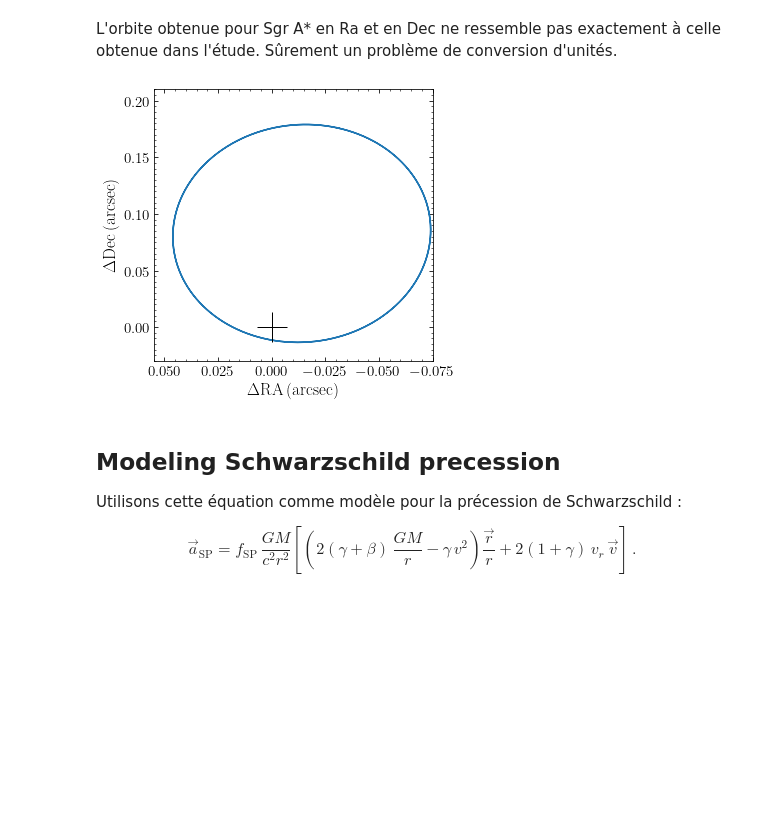
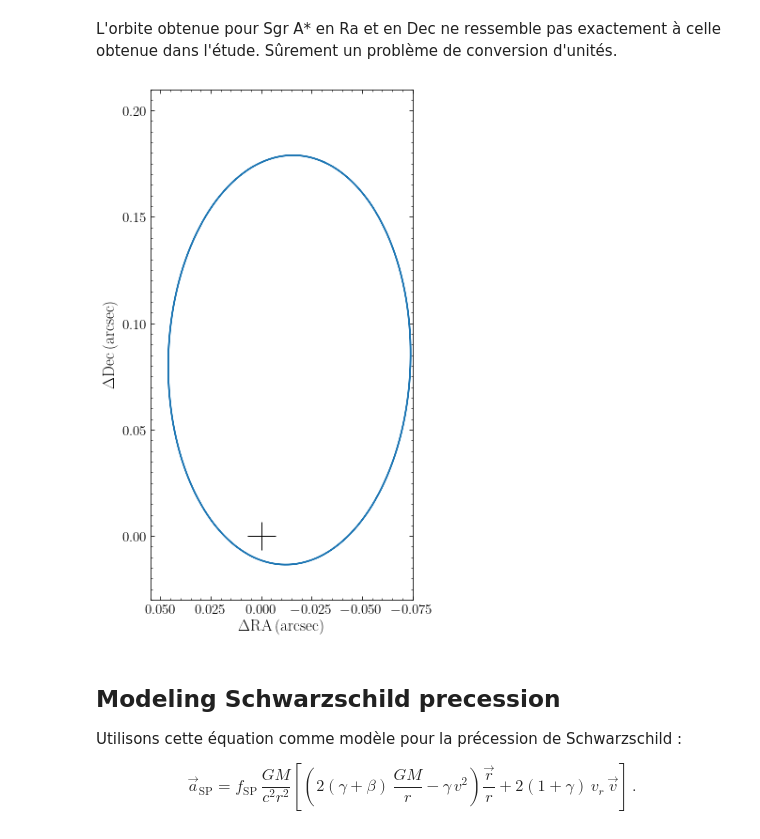
Before and after one commit to tchardonnens/schwarzschild-precession, a Jupyter notebook: precession.ipynb, the cells around one changed output. Cells and saved outputs as stored; diff of their text form; code cells hidden in the pictures; blank space fills up the shorter version.

Commit message:
Fixed animation and plot sizes

```diff
--- a/precession.ipynb
+++ b/precession.ipynb
@@ -48,8 +51,7 @@ o= Orbit([(ogc.ra()*u.deg+(pt.y*u.AU/R0).to(u.deg,equivalencies=u.dimensionless_
           (ogc.dist()*u.kpc+pt.z*u.AU).to_value(u.kpc),
           (ogc.pmra()*(u.mas/u.yr)+(pt.vy*u.AU/u.yr/R0).to(u.mas/u.yr,equivalencies=u.dimensionless_angles())).to_value(u.mas/u.yr),
           (ogc.pmdec()*(u.mas/u.yr)+(pt.vx*u.AU/u.yr/R0).to(u.mas/u.yr,equivalencies=u.dimensionless_angles())).to_value(u.mas/u.yr),
-          (ogc.vlos()*(u.km/u.s)+pt.vz*u.AU/u.yr).to_value(u.km/u.s)],
-         radec=True,ro=R0,vo=vo)
+          (ogc.vlos()*(u.km/u.s)+pt.vz*u.AU/u.yr).to_value(u.km/u.s)],radec=True,ro=R0,vo=vo)
 # %% [markdown]
 ## Intégrale de l'orbite
 
@@ -63,18 +66,19 @@ galpyWarning: Cannot use C integration because C extension not loaded (using lea
 # %% [markdown]
 L'orbite obtenue pour Sgr A* en Ra et en Dec ne ressemble pas exactement à celle obtenue dans l'étude. Sûrement un problème de conversion d'unités.
 # %%
-figsize=(5,10)
+mpl.rcParams['figure.figsize'] = (5., 10.)
 o.plot(d1='(ra-{})*{}'.format(ogc.ra(),
                               (u.deg/u.arcsec).to(u.dimensionless_unscaled,equivalencies=u.dimensionless_angles())),
        d2='(dec-{})*{}'.format(ogc.dec(),
                               (u.deg/u.arcsec).to(u.dimensionless_unscaled,equivalencies=u.dimensionless_angles())),
       xlabel=r'$\Delta \mathrm{RA}\,(\mathrm{arcsec})$',
       ylabel=r'$\Delta \mathrm{Dec}\,(\mathrm{arcsec})$')
+
 plt.plot([0.],[0.],'k+',ms=30.)
 plt.xlim(0.055,-0.075)
 plt.ylim(-0.03,0.21);
 # %% [output]
-[figure, old version]
+[figure, new version]
 # %% [markdown]
 ## Modeling Schwarzschild precession
 
```
Also changed, not shown: parts of 6 cells of this notebook, 2 other files.
